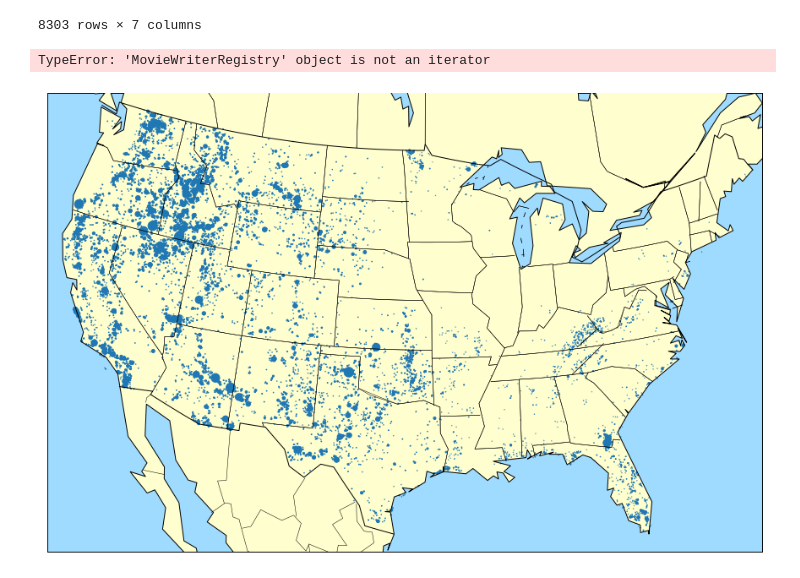
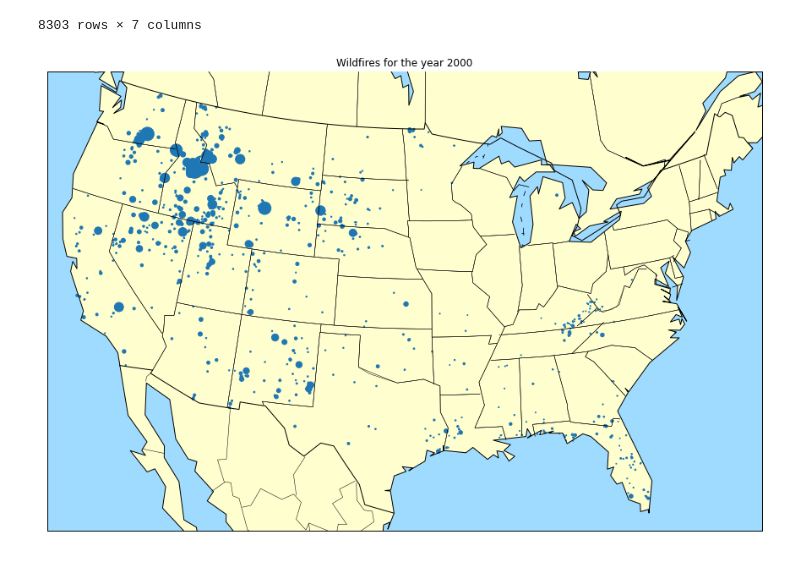
Before and after one commit to veraroberto/Project1_Droughts_USA, a Jupyter notebook: fires_data_maping.ipynb, the cells around one changed output. Saved outputs shown, nothing was run; the diff lists cells and outputs as text; code cells hidden in the pictures.

```diff
--- a/fires_data_maping.ipynb
+++ b/fires_data_maping.ipynb
@@ -43,38 +43,44 @@ basemap.fillcontinents(color='#FFFECE',zorder=1,lake_color='#9fdbff',alpha=1)
 basemap.drawcountries(linewidth=1)
 basemap.drawstates()
 #Basemap is finished setting up,
 pdf=test_df
 xloc,yloc=basemap(pdf.LONGITUDE.tolist(),pdf.LATITUDE.tolist())
 #color=pdf.LONGITUDE.Level.tolist()
-pointsize=(pdf.MILES/7).tolist()
+pointsize=(pdf.MILES).tolist()
 #colormap=plt.cm.YlOrRd
 #scalarmap = ScalarMappable(cmap=colormap)
 scatter = axes.scatter(xloc,yloc,s=pointsize,alpha=1,edgecolors='face',marker='o',vmax=5,vmin=0,zorder=1.5)
 #plt.colorbar(scatter)
 #plt.title('US Average Drought Level for the Year '+pdf.nth(0).releaseDate.iloc[0].strftime('%Y'))
 
 def update(frame):
+    axes.clear()
+    basemap=Basemap(llcrnrlon=-119,llcrnrlat=22,urcrnrlon=-64,urcrnrlat=49,projection="lcc",lat_1=33,lat_2=45,lon_0=-95)
+    basemap.drawcoastlines()
+    basemap.drawmapboundary(zorder=0,fill_color='#9fdbff')
+    basemap.fillcontinents(color='#FFFECE',zorder=1,lake_color='#9fdbff',alpha=1)
+    basemap.drawcountries(linewidth=1)
+    basemap.drawstates()
     year = frame+2000
     #print(year)
     test_df = pdf.loc[pdf["YEAR"]==(year)]
     xloc,yloc=basemap(test_df.LONGITUDE.tolist(),test_df.LATITUDE.tolist())
-    pointsize=(test_df.MILES/7).tolist()
+    pointsize=(test_df.MILES).tolist()
     scatter = axes.scatter(xloc,yloc,s=pointsize,alpha=1,edgecolors='face',marker='o',vmax=5,vmin=0,zorder=1.5)
-    plt.title('Wildfires'+pdf.LONGITUDE(frame).releaseDate.iloc[0].strftime('%Y'))
+    plt.title(f'Wildfires for the year {year}')
 
     return scatter
 
 
 
 #color=pdf.L(frame).Level.tolist()
 #scatter.set_color(scalarmap.to_rgba(color))
 
 
 anim=animation.FuncAnimation(figure,func=update,frames=17,interval=1000)
 anim.save('Fires_map.gif', writer='imagemagick')
 # %% [output]
-TypeError: 'MovieWriterRegistry' object is not an iterator
-[figure, old version]
+[figure, new version]
 # %%
 HTML(anim.to_html5_video())
 #This function will not have an output, to display the result in jupyter do the following:
```
Also changed, not shown: parts of 3 cells of this notebook, 1 other file.
